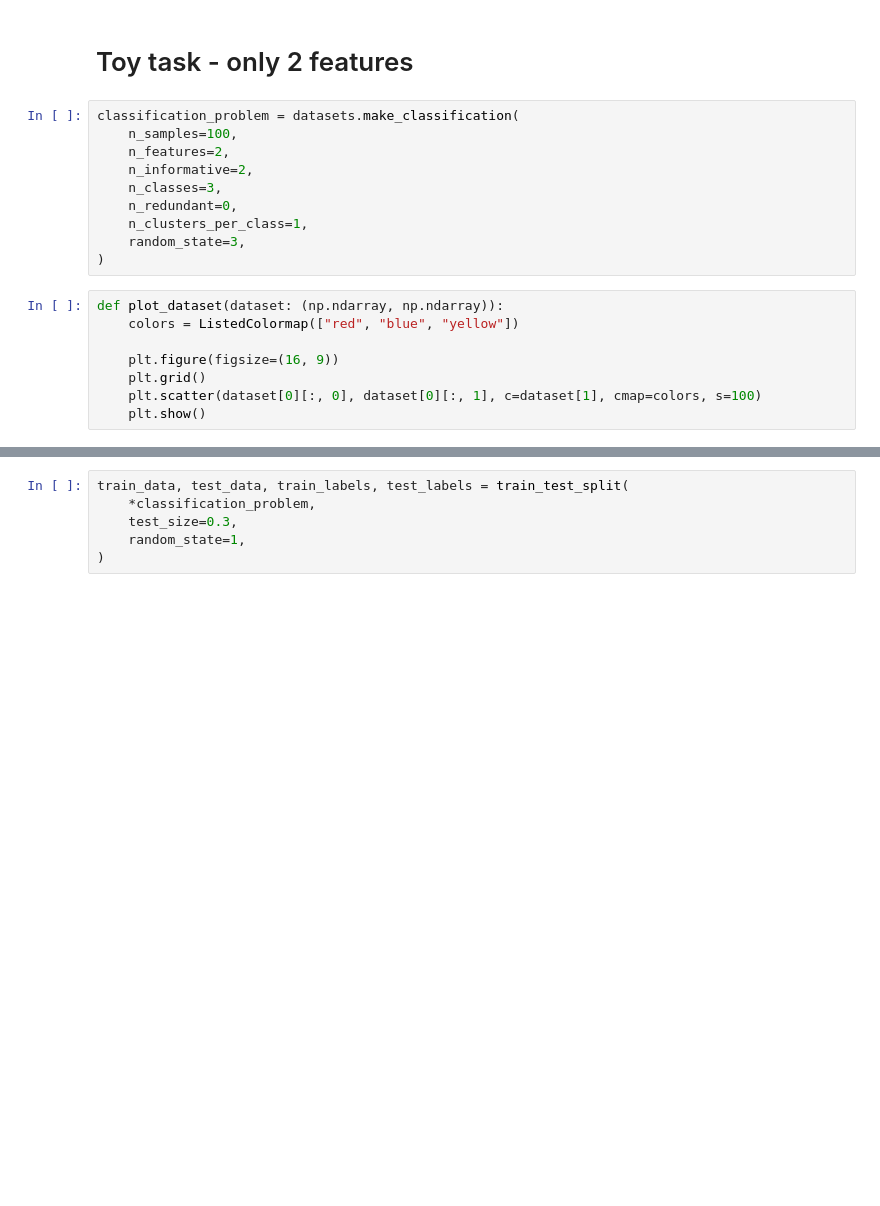
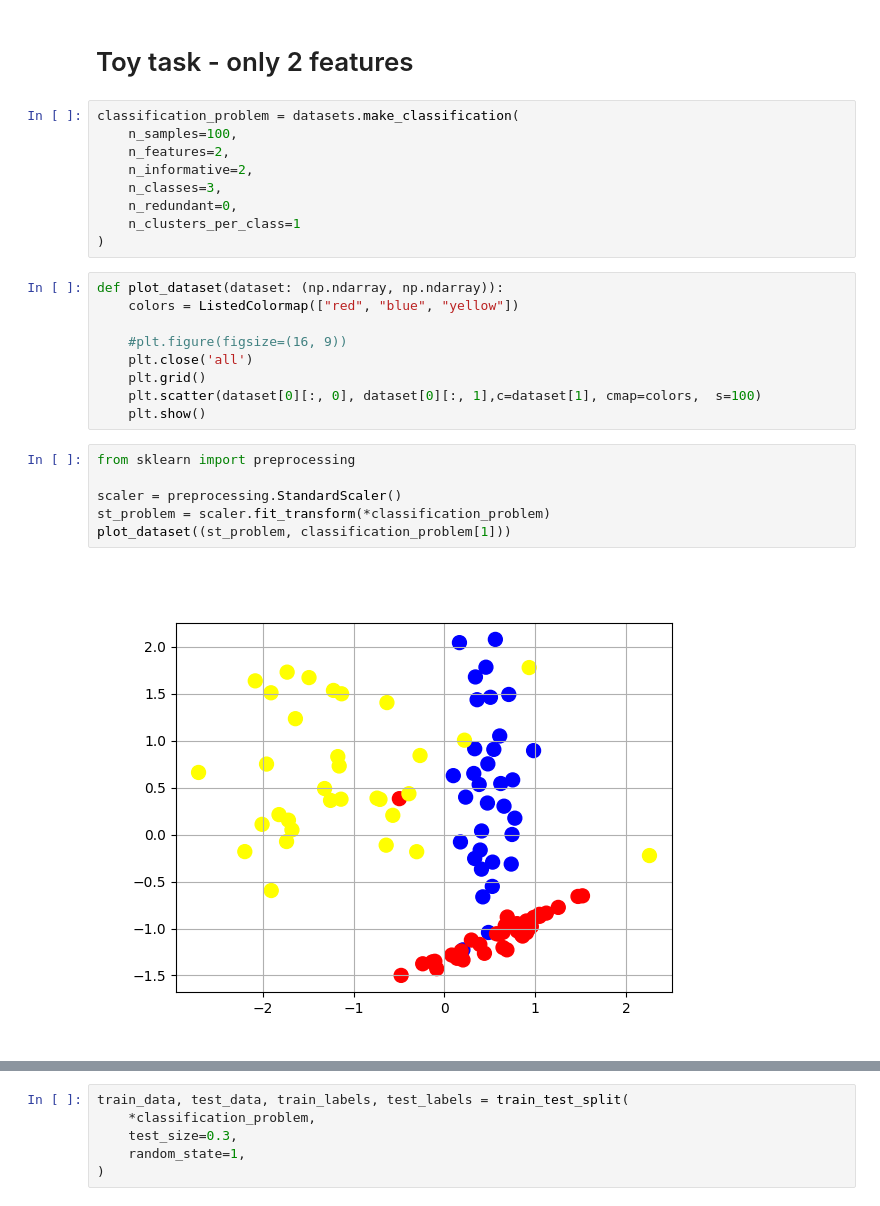
Before and after one commit to Kaldarinz/ml-course, a Jupyter notebook: week0_01_naive_bayes/week0_01_02_knn_practice.ipynb, the cells around one changed output, grey strips where cells are left out. Cells and saved outputs as stored; diff of their text form; blank space fills up the shorter version.

```diff
--- a/week0_01_naive_bayes/week0_01_02_knn_practice.ipynb
+++ b/week0_01_naive_bayes/week0_01_02_knn_practice.ipynb
@@ -23,16 +25,24 @@ classification_problem = datasets.make_classification(
     n_informative=2,
     n_classes=3,
     n_redundant=0,
-    n_clusters_per_class=1,
-    random_state=3,
+    n_clusters_per_class=1
 )
 # %%
 def plot_dataset(dataset: (np.ndarray, np.ndarray)):
     colors = ListedColormap(["red", "blue", "yellow"])
 
-    plt.figure(figsize=(16, 9))
+    #plt.figure(figsize=(16, 9))
+    plt.close('all')
     plt.grid()
-    plt.scatter(dataset[0][:, 0], dataset[0][:, 1], c=dataset[1], cmap=colors, s=100)
+    plt.scatter(dataset[0][:, 0], dataset[0][:, 1],c=dataset[1], cmap=colors,  s=100)
     plt.show()
+# %%
+from sklearn import preprocessing
+
+scaler = preprocessing.StandardScaler()
+st_problem = scaler.fit_transform(*classification_problem)
+plot_dataset((st_problem, classification_problem[1]))
+# %% [output]
+[figure, added]
 # %%
 plot_dataset(classification_problem)
```
Also changed, not shown: parts of 12 cells of this notebook, 7 other files.
